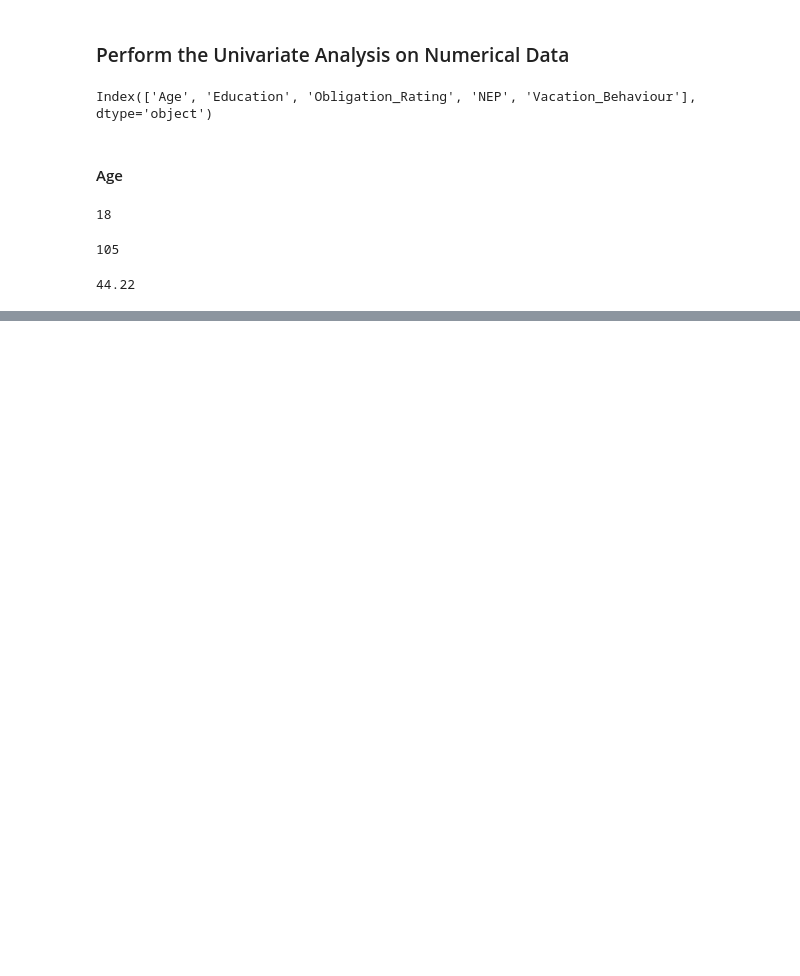
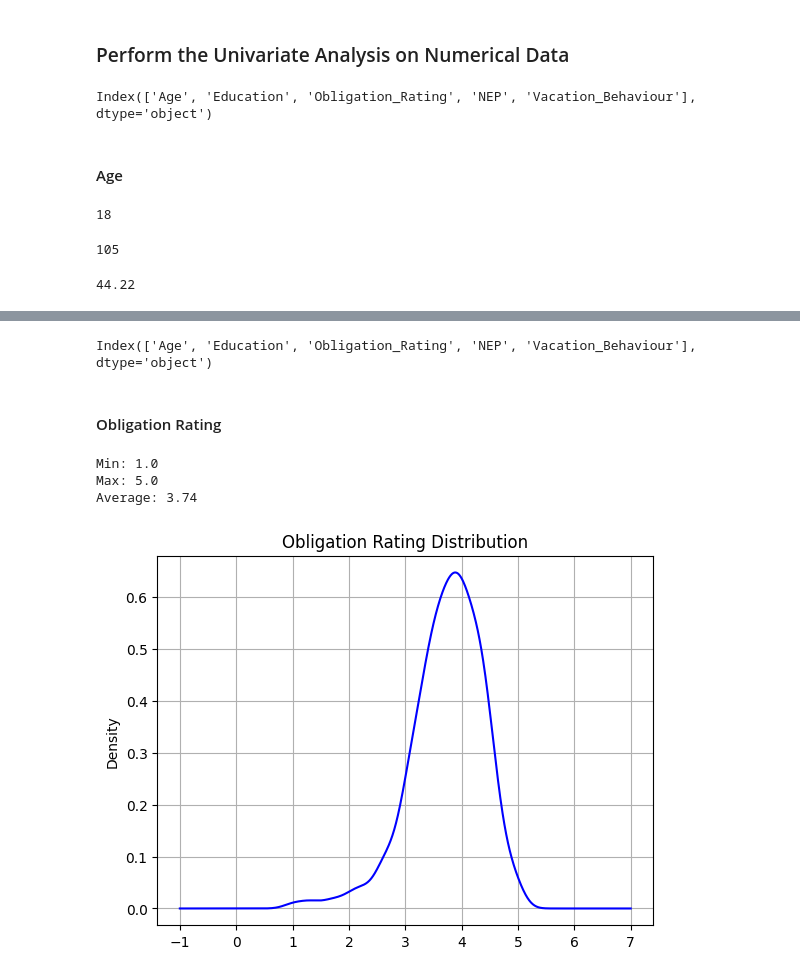
Before and after one commit to Uraniumking007/College-Stuff, a Jupyter notebook: BE/codeunnati/python_scripts_ckpcet/project_on_data_analytics/data_analytics_on_vacation_data/Data_Analytics_On_Vacation_Data.ipynb, the cells around one changed output, grey strips where cells are left out. Drawn from its saved outputs; the diff is of its cells as text; code cells hidden in the pictures; blank space fills up the shorter version.

```diff
--- a/BE/codeunnati/python_scripts_ckpcet/project_on_data_analytics/data_analytics_on_vacation_data/Data_Analytics_On_Vacation_Data.ipynb
+++ b/BE/codeunnati/python_scripts_ckpcet/project_on_data_analytics/data_analytics_on_vacation_data/Data_Analytics_On_Vacation_Data.ipynb
@@ -391,0 +417,21 @@ plt.show()
+# %%
+# Show the numerical Columns
+
+df_num.columns
+# %% [output]
+Index(['Age', 'Education', 'Obligation_Rating', 'NEP', 'Vacation_Behaviour'], dtype='object')
+# %% [markdown]
+#### Obligation Rating
+# %%
+# Show min, max and average of obigation rating attribute
+
+print(f"Min: {df_num.Obligation_Rating.min()} \nMax: {df_num.Obligation_Rating.max()} \nAverage: {float(round(df_num.Obligation_Rating.mean(),2))}")
+# %% [output]
+Min: 1.0
+Max: 5.0
+Average: 3.74
+# %%
+df_num.Obligation_Rating.plot(kind='kde',color='blue',title='Obligation Rating Distribution', grid=True) # kernel density plot
+plt.show()
+# %% [output]
+[figure, added]
```
Also changed, not shown: parts of 33 cells of this notebook.
